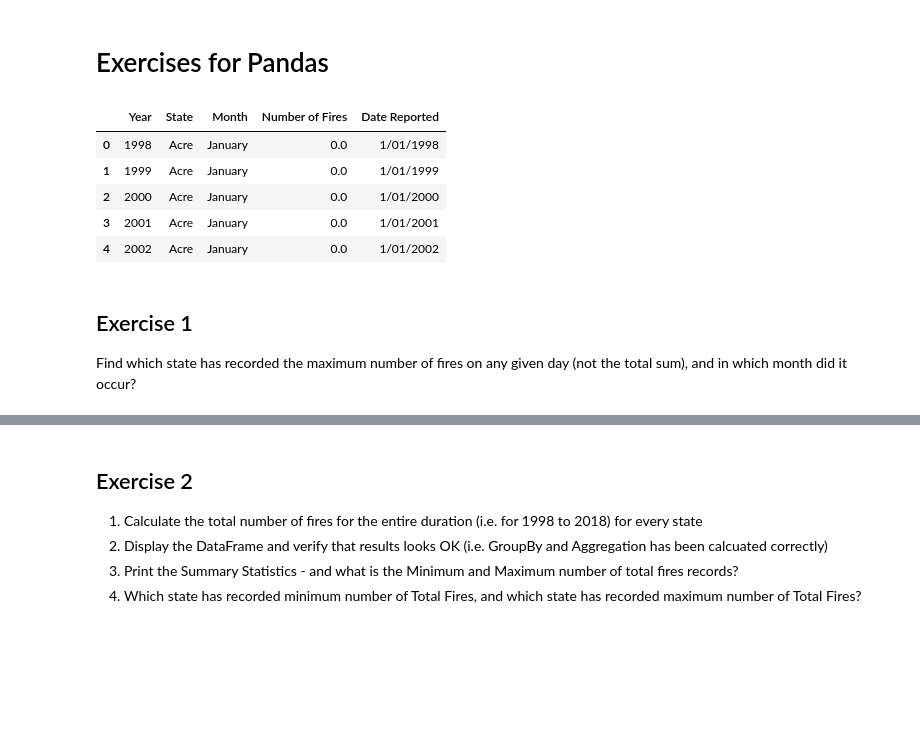
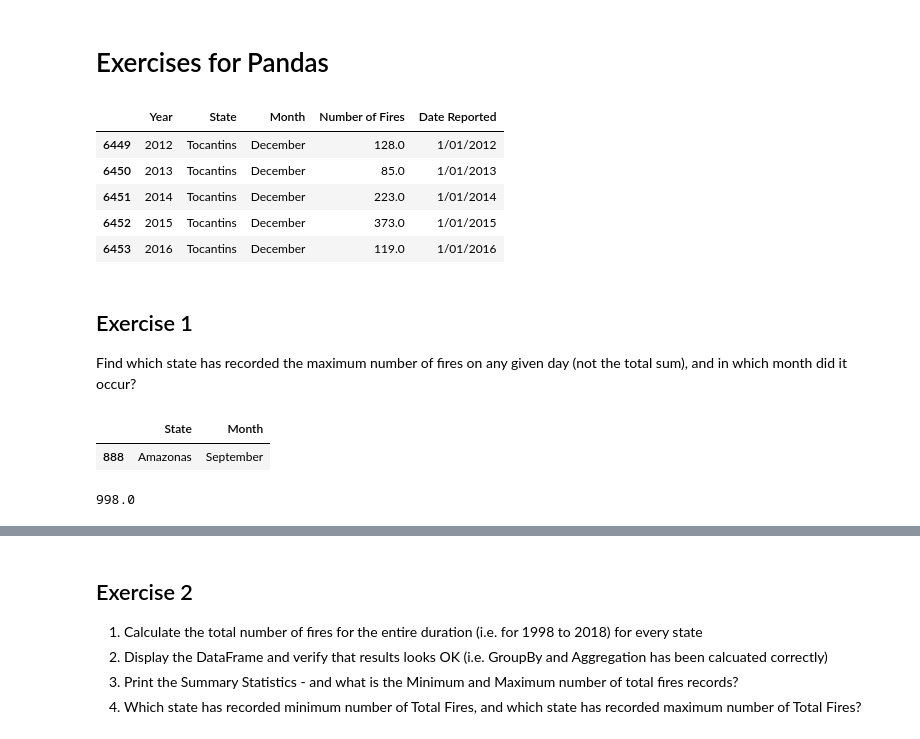
Before and after one commit to pcrespobootcamp/Spring2022, a Jupyter notebook: Class9b.ipynb, the cells around one changed output, grey strips where cells are left out. Cells and saved outputs as stored; diff of their text form; code cells hidden in the pictures; blank space fills up the shorter version.

```diff
--- a/Class9b.ipynb
+++ b/Class9b.ipynb
@@ -14,15 +14,24 @@ amazondf=pd.read_csv(url)
 # %%
 #Quick look at the data
 
-amazondf.head()
+amazondf.tail()
 # %% [output]
 |  | Year | State | Month | Number of Fires | Date Reported |
-| 0 | 1998 | Acre | January | 0.0 | 1/01/1998 |
-| 1 | 1999 | Acre | January | 0.0 | 1/01/1999 |
-| 2 | 2000 | Acre | January | 0.0 | 1/01/2000 |
-| 3 | 2001 | Acre | January | 0.0 | 1/01/2001 |
-| 4 | 2002 | Acre | January | 0.0 | 1/01/2002 |
+| 6449 | 2012 | Tocantins | December | 128.0 | 1/01/2012 |
+| 6450 | 2013 | Tocantins | December | 85.0 | 1/01/2013 |
+| 6451 | 2014 | Tocantins | December | 223.0 | 1/01/2014 |
+| 6452 | 2015 | Tocantins | December | 373.0 | 1/01/2015 |
+| 6453 | 2016 | Tocantins | December | 119.0 | 1/01/2016 |
 # %% [markdown]
 ## Exercise 1
 
 Find which state has recorded the maximum number of fires on any given day (not the total sum), and in which month did it occur?
+# %%
+amazondf[amazondf['Number of Fires']==amazondf['Number of Fires'].max()][['State','Month']]
+# %% [output]
+|  | State | Month |
+| 888 | Amazonas | September |
+# %%
+amazondf['Number of Fires'].max()
+# %% [output]
+998.0
```
Also changed, not shown: parts of 10 cells of this notebook, 2 other files.
